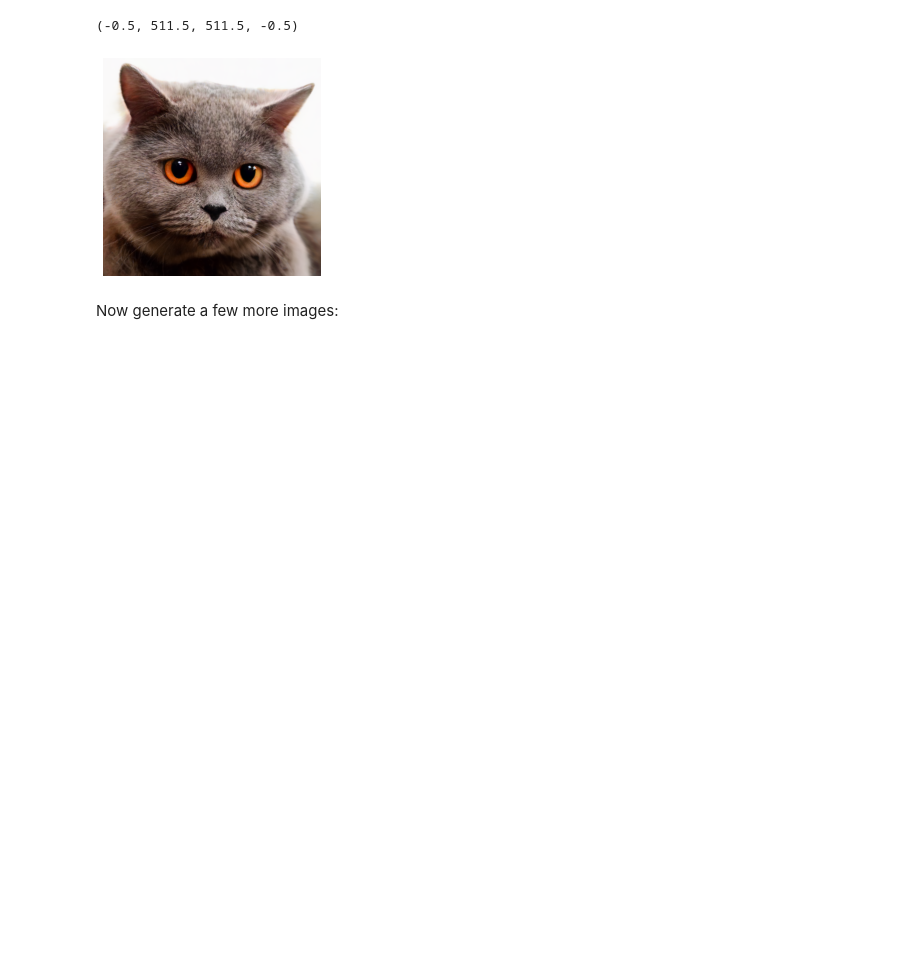
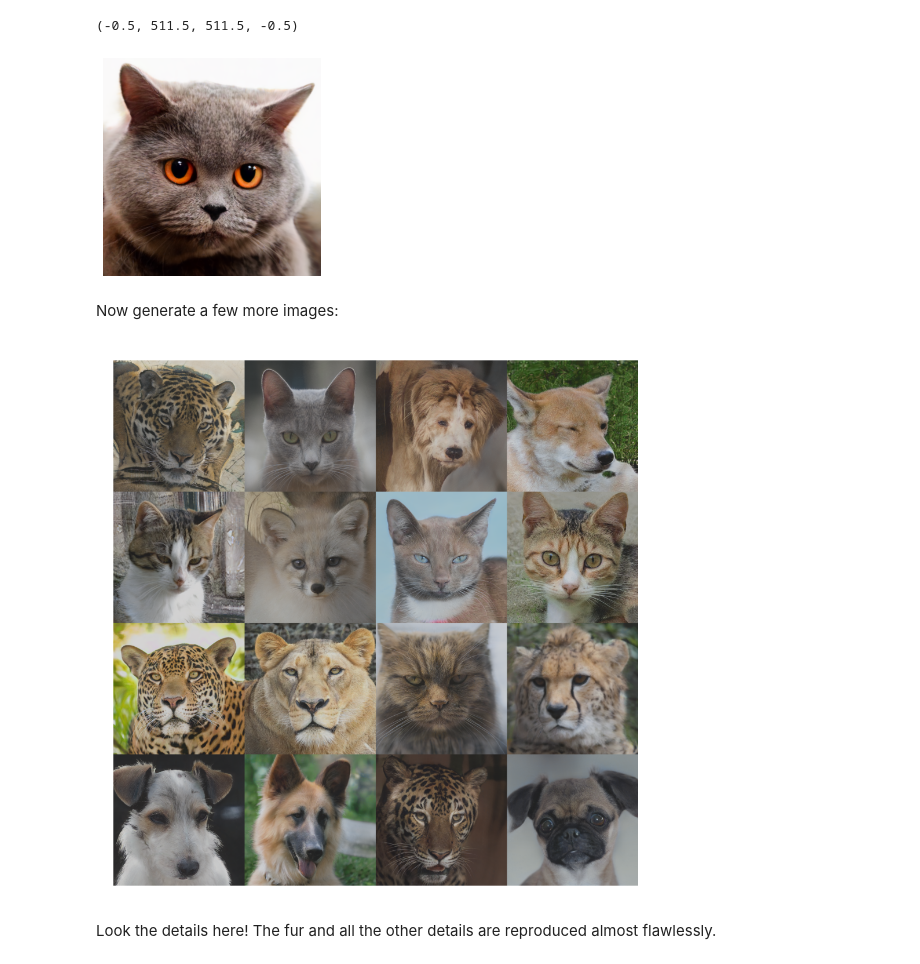
Before and after one commit to udacity/Computer-Vision-and-Generative-AI, a Jupyter notebook: lesson-3-gans/exercises/stylegan/solution/styleGAN3-solution.ipynb, the cells around one changed output. Cells and saved outputs as stored; diff of their text form; code cells hidden in the pictures; blank space fills up the shorter version.

```diff
--- a/lesson-3-gans/exercises/stylegan/solution/styleGAN3-solution.ipynb
+++ b/lesson-3-gans/exercises/stylegan/solution/styleGAN3-solution.ipynb
@@ -144,0 +143,28 @@ Now generate a few more images:
+# %%
+# YOUR CODE HERE
+from torchvision.utils import make_grid
+import matplotlib.pyplot as plt
+import numpy as np
+
+
+z = torch.randn([16, z_dim]).cuda()
+
+imgs = G(z, c)
+
+fig, sub = plt.subplots(dpi=300)
+sub.imshow(
+    np.transpose(
+        make_grid(
+            imgs,
+            padding=0,
+            normalize=True,
+            nrow=4,
+        ).cpu(),
+        (1,2,0)
+    )
+)
+_ = sub.axis("off")
+# %% [output]
+[figure, added]
+# %% [markdown]
+Look the details here! The fur and all the other details are reproduced almost flawlessly.
```
Also changed, not shown: parts of 1 cell of this notebook.
